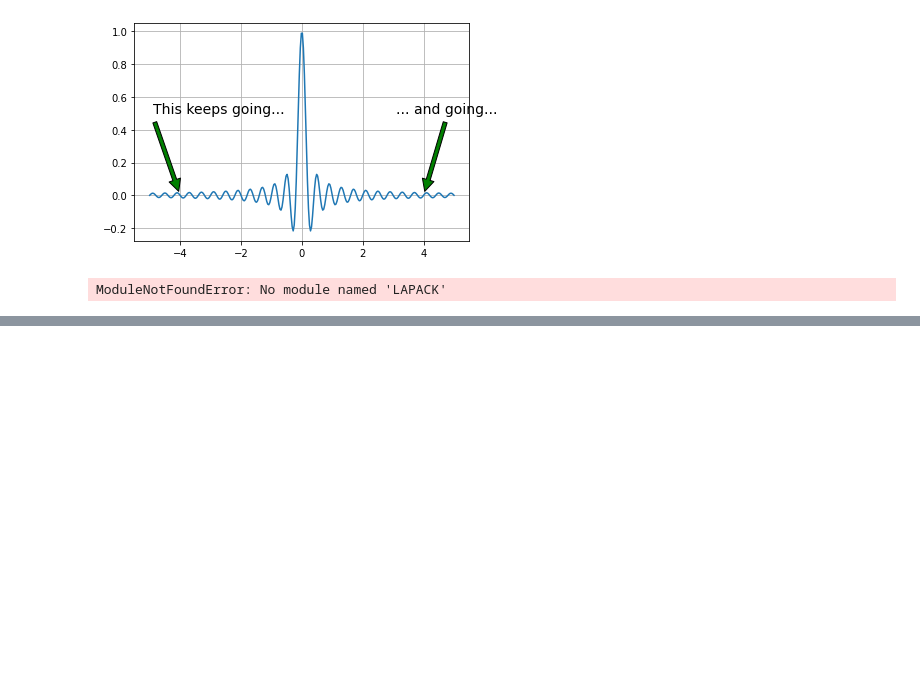
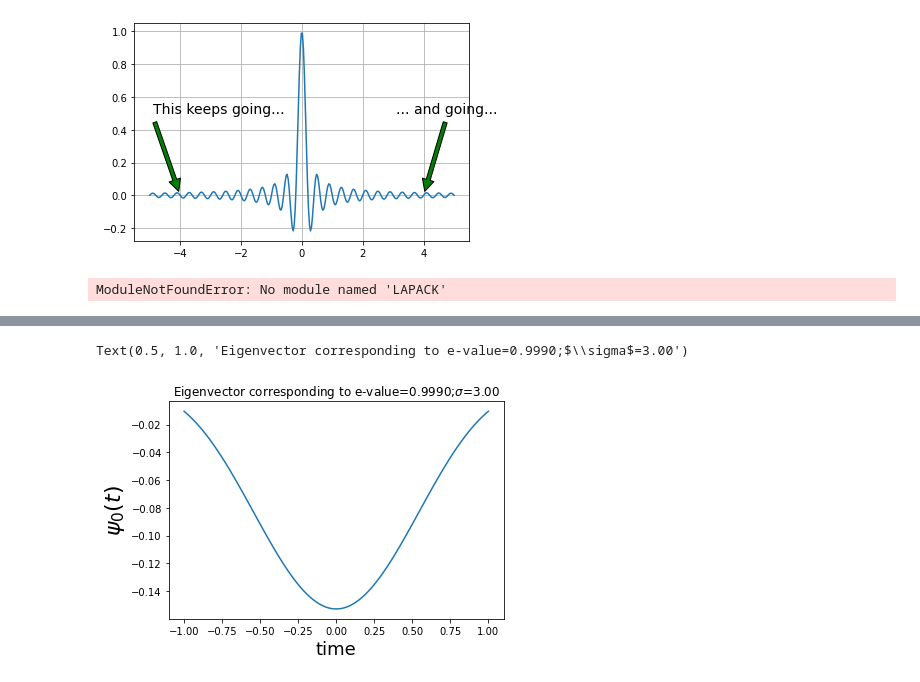
Before and after one commit to hazemMondy/signal-processing, a Jupyter notebook: ch1.ipynb, the cells around one changed output, grey strips where cells are left out. Drawn from its saved outputs; the diff is of its cells as text; code cells hidden in the pictures; blank space fills up the shorter version.

```diff
--- a/ch1.ipynb
+++ b/ch1.ipynb
@@ -175,0 +198,12 @@ AttributeError: module 'numpy' has no attribute 'eigvalsh'
+# %%
+sigma=3
+w,v=eigh(kernel(t-t[:,None],sigma))
+maxv=v[:, w.argmax()]
+fig,ax=plt.subplots()
+ax.plot(t,maxv)
+ax.set_xlabel('time',fontsize=18)
+ax.set_ylabel('$\psi_0(t)$',fontsize=22)
+ax.set_title('Eigenvector corresponding to e-value=%3.4f;$\sigma$=%3.2f'%(w.max()*dt,sigma))
+# %% [output]
+Text(0.5, 1.0, 'Eigenvector corresponding to e-value=0.9990;$\\sigma$=3.00')
+[figure, added]
```
Also changed, not shown: parts of 5 cells of this notebook.
